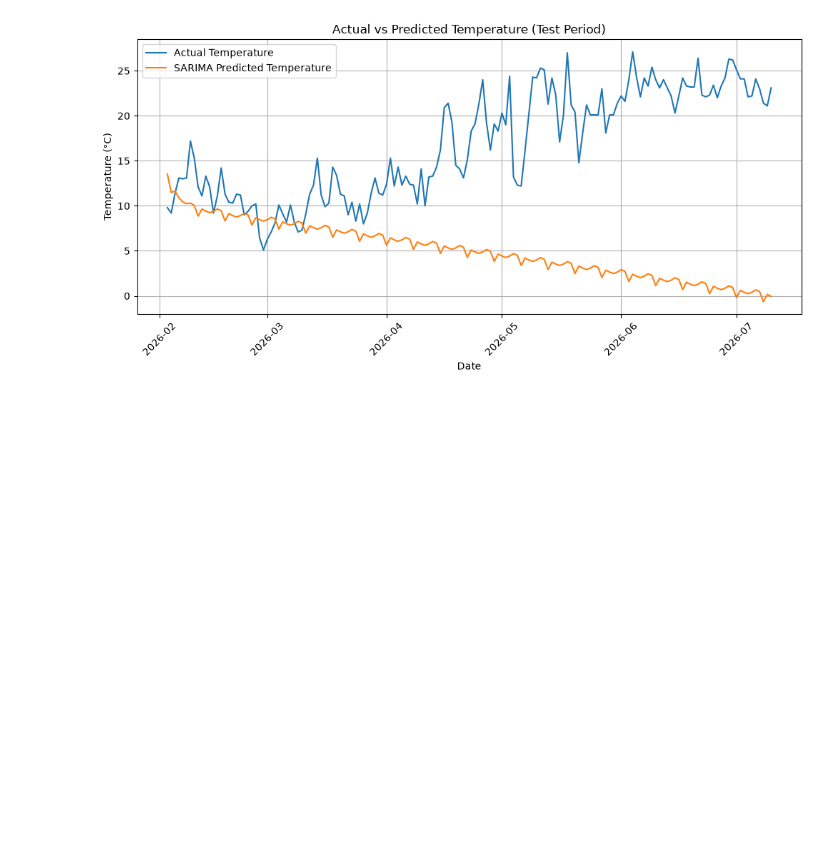
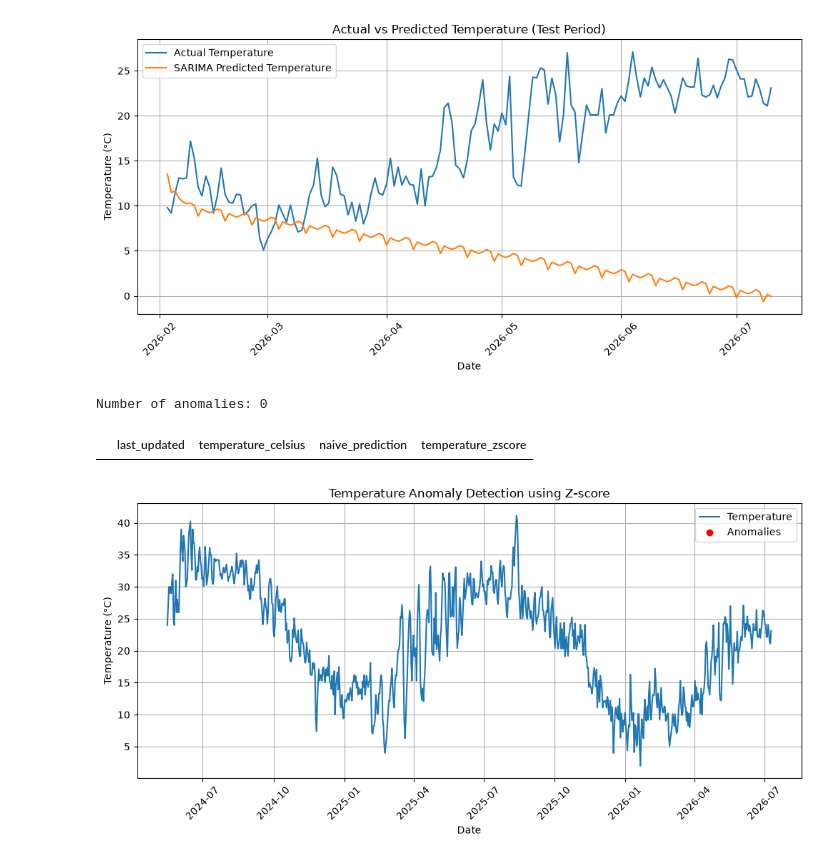
Before and after one commit to MOHAMMADSMAIL/-Weather-Trend-Forecasting, a Jupyter notebook: notebooks/02_model_building.ipynb, the cells around one changed output. Drawn from its saved outputs; the diff is of its cells as text; code cells hidden in the pictures; blank space fills up the shorter version.

```diff
--- a/notebooks/02_model_building.ipynb
+++ b/notebooks/02_model_building.ipynb
@@ -190,3 +190,58 @@ plt.xticks(rotation=45)
 plt.show()
 # %% [output]
 [figure]
+# %%
+# # Advanced Analysis - Anomaly Detection
+# This section detects unusual temperature observations using the Z-score method.
+# Extreme values may represent unusual weather events or possible measurement issues.
+
+from scipy.stats import zscore
+
+# Calculate Z-score for temperature
+daily_temperature_df["temperature_zscore"] = zscore(
+    daily_temperature_df["temperature_celsius"]
+)
+
+daily_temperature_df.head()
+
+# Detect anomalies using Z-score threshold
+
+anomalies = daily_temperature_df[
+    abs(daily_temperature_df["temperature_zscore"]) > 3
+]
+
+print("Number of anomalies:", len(anomalies))
+
+anomalies.head()
+# %% [output]
+Number of anomalies: 0
+|  | last_updated | temperature_celsius | naive_prediction | temperature_zscore |
+# %%
+import matplotlib.pyplot as plt
+
+plt.figure(figsize=(12,5))
+
+plt.plot(
+    daily_temperature_df["last_updated"],
+    daily_temperature_df["temperature_celsius"],
+    label="Temperature"
+)
+
+plt.scatter(
+    anomalies["last_updated"],
+    anomalies["temperature_celsius"],
+    color="red",
+    label="Anomalies"
+)
+
+plt.title("Temperature Anomaly Detection using Z-score")
+plt.xlabel("Date")
+plt.ylabel("Temperature (°C)")
+
+plt.legend()
+plt.grid()
+plt.xticks(rotation=45)
+
+plt.show()
+# %% [output]
+[figure, added]
```
Also changed, not shown: parts of 6 cells of this notebook, 3 other files.
